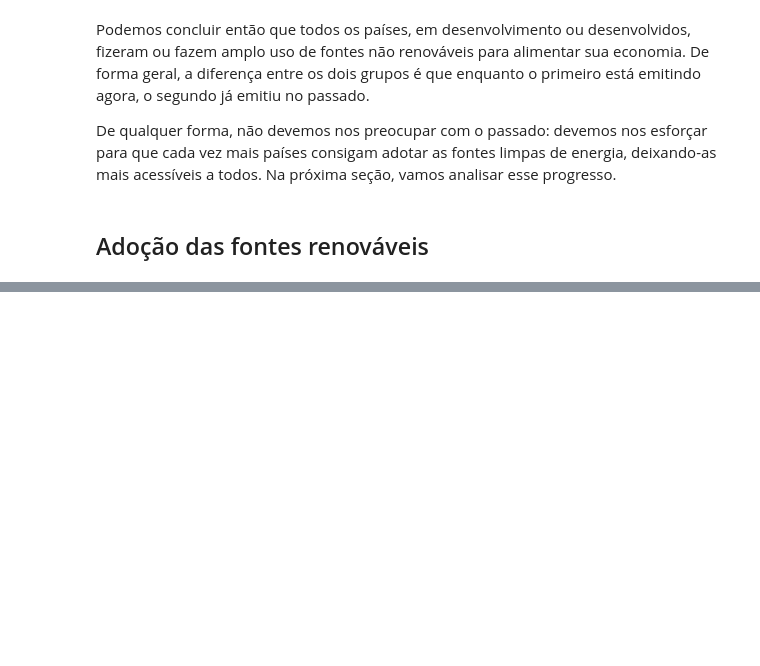
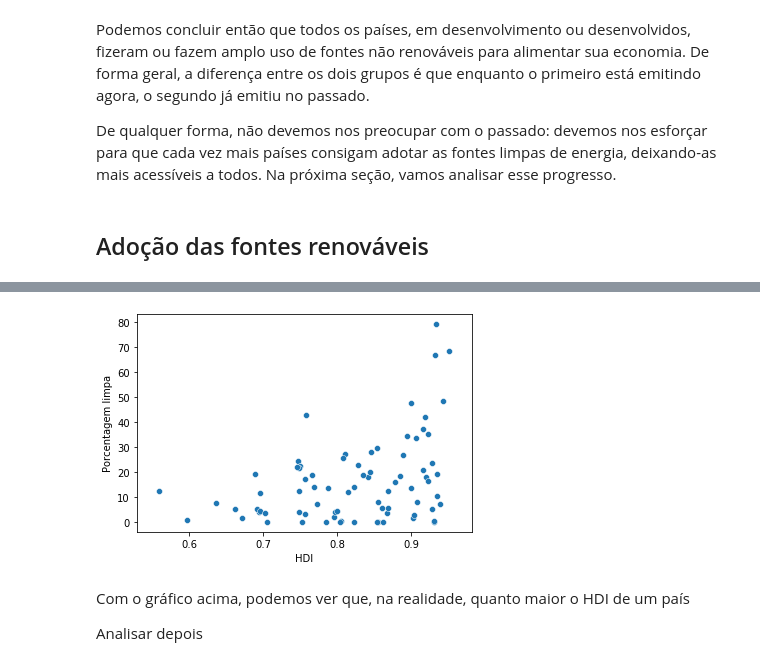
Before and after one commit to leoDomingos/Introducao-ao-aquecimento-global, a Jupyter notebook: main.ipynb, the cells around one changed output, grey strips where cells are left out. Cells and saved outputs as stored; diff of their text form; code cells hidden in the pictures; blank space fills up the shorter version.

```diff
--- a/main.ipynb
+++ b/main.ipynb
@@ -559,0 +623,42 @@ for index,row in data.iterrows():
+# %%
+hdi_data = pd.read_csv("./data/human-development-index.csv")
+
+
+dict_hdi_e_energia = {}
+
+
+
+ano = 2016
+for index, row in hdi_data.iterrows():
+    if row.Year == ano:
+        dict_hdi_e_energia[row["Entity"]] = [row["Human Development Index (UNDP)"]]
+
+for index,row in data.iterrows():
+    if row.year == ano:
+        if  row.country in dict_hdi_e_energia:
+            if not math.isnan(row.low_carbon_share_energy):
+                dict_hdi_e_energia[row.country].append(row.low_carbon_share_energy)
+            else: # Se a informação não é válida, não vamos precisar desse país
+                del dict_hdi_e_energia[row.country]
+
+hdis = []
+porcentagens = []
+paises = []
+
+for pais , valores in dict_hdi_e_energia.items():
+    if len(valores) == 2:
+        hdis.append(valores[0])
+        porcentagens.append(valores[1])
+        paises.append(pais)
+
+pais = pd.Series(paises)
+hdi = pd.Series(hdis)
+energia = pd.Series(porcentagens)
+
+hdi_energia = {
+    "País" : pais,
+    "HDI" : hdi,
+    "Porcentagem limpa" : energia
+}
+
+hdi_energia_df = pd.DataFrame(hdi_energia)
@@ -559,0 +686,8 @@ for index,row in data.iterrows():
+# %%
+sns.scatterplot(data=hdi_energia_df, x="HDI", y="Porcentagem limpa");
+# %% [output]
+[figure, added]
+# %% [markdown]
+Com o gráfico acima, podemos ver que, na realidade, quanto maior o HDI de um país
+
+Analisar depois
```
Also changed, not shown: parts of 9 cells of this notebook, 2 other files.
